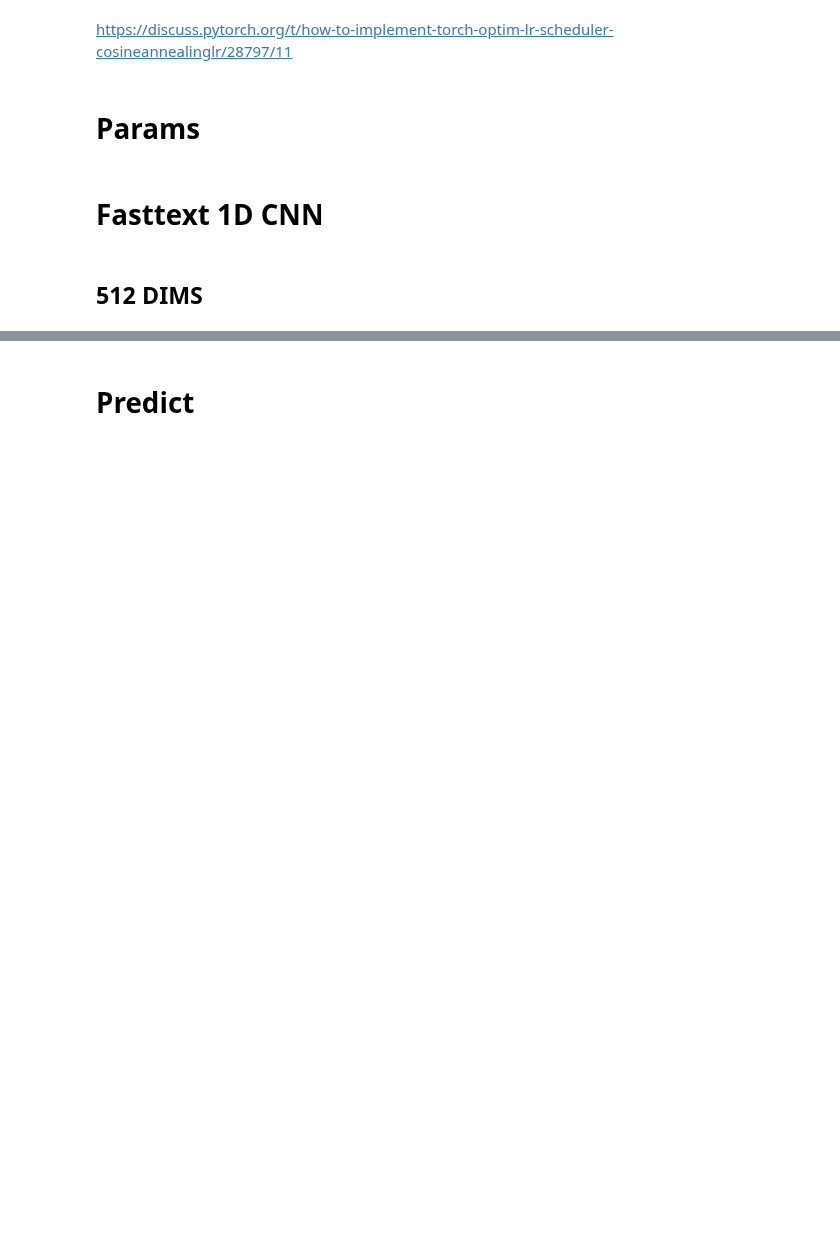
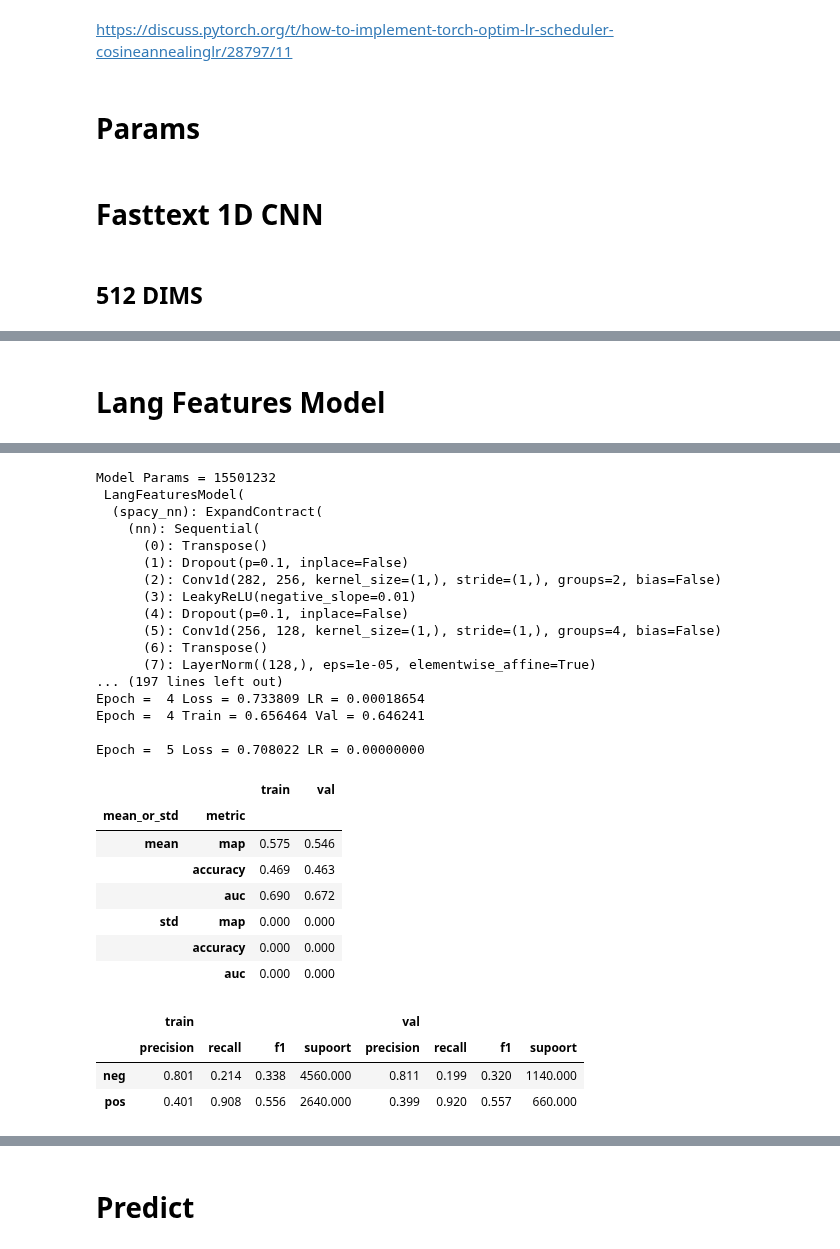
Before and after one commit to faizanahemad/facebook-hateful-memes, a Jupyter notebook: notebooks/Fasttext1DCNN.ipynb, the cells around one changed output, grey strips where cells are left out. Drawn from its saved outputs; the diff is of its cells as text; code cells hidden in the pictures; blank space fills up the shorter version.

```diff
--- a/notebooks/Fasttext1DCNN.ipynb
+++ b/notebooks/Fasttext1DCNN.ipynb
@@ -234,0 +169,29 @@ Epoch =  10 Loss = 0.639540 LR = 0.00000000
+# %% [markdown]
+# Lang Features Model
+# %%
+epochs = 5
+batch_size=256
+
+all_caps = ["fasttext_crawl", "spacy", "full_view", "key_phrases", "nltk", "gensim"] # "snlp", "ibm_max", "tmoji", "key_phrases", "full_view", "spacy", "nltk", "fasttext_crawl"
+# all_caps = ["fasttext_crawl", ]
+model_fn = model_builder(LangFeaturesModel,
+                         dict(classifier_dims=256, num_classes=2,
+                              gaussian_noise=0.2, dropout=0.1, embedding_dims=256, internal_dims=512,
+                              capabilities=all_caps, featurizer="transformer", n_layers=2,
+                              final_layer_builder=fb_1d_loss_builder),
+                         optimiser_class=optimizer, optimiser_params=optimizer_params)
+
+
+
+n_tests = 1
+multi_eval=False
+kfold=False
+results, prfs = train_validate_ntimes(model_fn, data, batch_size, epochs,
+                                      augmentation_weights=augmentation_weights,
+                                      kfold=kfold, multi_eval=multi_eval,
+                                      scheduler_init_fn=scheduler_init_fn,
+                                      validation_epochs=[1, 4, 7, 9, 11, 14, 17, 19])
+r1, p1 = results, prfs
+results
+prfs
+# %% [output]
@@ -234,0 +200,29 @@ Epoch =  10 Loss = 0.639540 LR = 0.00000000
+Model Params = 15501232
+ LangFeaturesModel(
+  (spacy_nn): ExpandContract(
+    (nn): Sequential(
+      (0): Transpose()
+      (1): Dropout(p=0.1, inplace=False)
+      (2): Conv1d(282, 256, kernel_size=(1,), stride=(1,), groups=2, bias=False)
+      (3): LeakyReLU(negative_slope=0.01)
+      (4): Dropout(p=0.1, inplace=False)
+      (5): Conv1d(256, 128, kernel_size=(1,), stride=(1,), groups=4, bias=False)
+      (6): Transpose()
+      (7): LayerNorm((128,), eps=1e-05, elementwise_affine=True)
+... (197 lines left out)
+Epoch =  4 Loss = 0.733809 LR = 0.00018654
+Epoch =  4 Train = 0.656464 Val = 0.646241
+
+Epoch =  5 Loss = 0.708022 LR = 0.00000000
+|  |  | train | val |
+| mean_or_std | metric |  |  |
+| mean | map | 0.575 | 0.546 |
+|  | accuracy | 0.469 | 0.463 |
+|  | auc | 0.690 | 0.672 |
+| std | map | 0.000 | 0.000 |
+|  | accuracy | 0.000 | 0.000 |
+|  | auc | 0.000 | 0.000 |
+|  | train |  |  |  | val |  |  |  |
+|  | precision | recall | f1 | supoort | precision | recall | f1 | supoort |
+| neg | 0.801 | 0.214 | 0.338 | 4560.000 | 0.811 | 0.199 | 0.320 | 1140.000 |
+| pos | 0.401 | 0.908 | 0.556 | 2640.000 | 0.399 | 0.920 | 0.557 | 660.000 |
```
Also changed, not shown: parts of 9 cells of this notebook, 3 other files.
